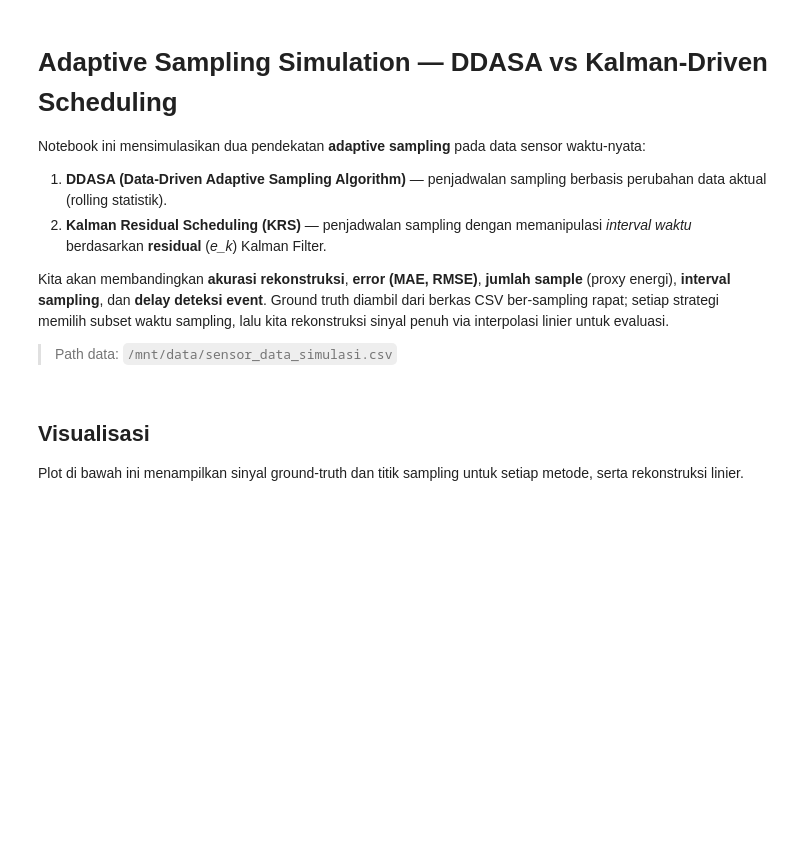
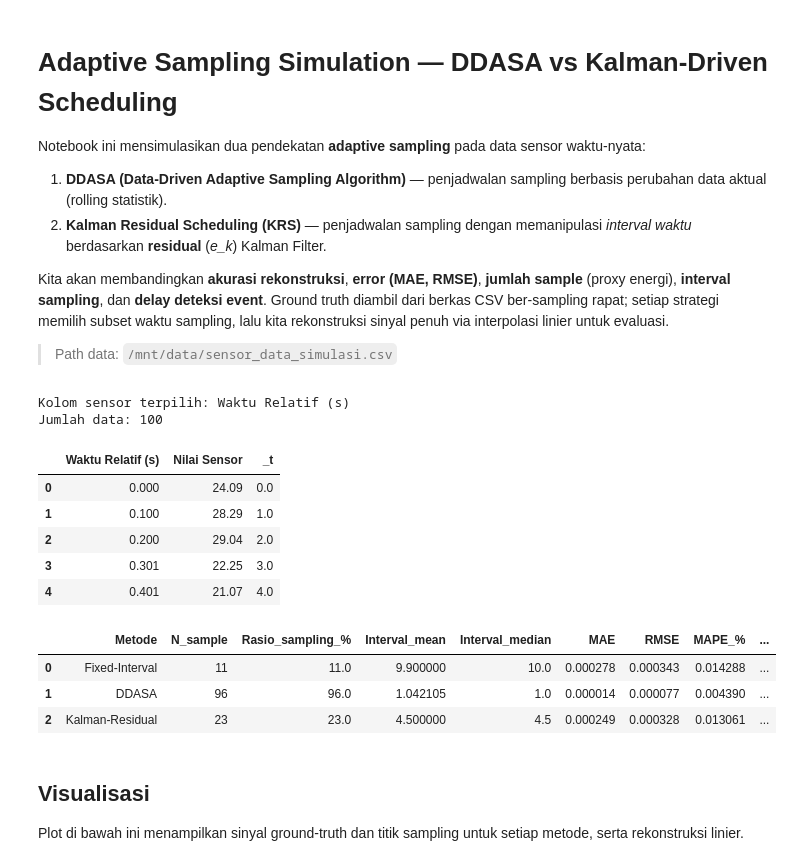
Before and after one commit to wangga03/Tugas-Akhir, a Jupyter notebook: Adaptive_Sampling_Simulation.ipynb, the cells around one changed output. Drawn from its saved outputs; the diff is of its cells as text; code cells hidden in the pictures; blank space fills up the shorter version.

```diff
--- a/Adaptive_Sampling_Simulation.ipynb
+++ b/Adaptive_Sampling_Simulation.ipynb
@@ -229,25 +229,34 @@ def fixed_interval_schedule(N: int, step: int) -> List[int]:
 # %%
 
 # --- Konfigurasi path data ---
-DATA_PATH = '/mnt/data/sensor_data_simulasi.csv'
+DATA_PATH = '/home/wgg/proyek-jupyter/Adaptive-Sampling/sensor_data_simulasi.csv'
 
 # Load
 df_raw = pd.read_csv(DATA_PATH)
 
 # Pastikan ada waktu
 df = ensure_time_axis(df_raw)
 
 # Pilih kolom sensor (numerik)
 sensor_col = pick_sensor_column(df)
 print("Kolom sensor terpilih:", sensor_col)
 
 # Ground truth arrays
 t = df['_t'].to_numpy(dtype=float)
 x = df[sensor_col].astype(float).to_numpy()
 
 N = len(x)
 print("Jumlah data:", N)
 df.head()
+# %% [output]
+Kolom sensor terpilih: Waktu Relatif (s)
+Jumlah data: 100
+|  | Waktu Relatif (s) | Nilai Sensor | _t |
+| 0 | 0.000 | 24.09 | 0.0 |
+| 1 | 0.100 | 28.29 | 1.0 |
+| 2 | 0.200 | 29.04 | 2.0 |
+| 3 | 0.301 | 22.25 | 3.0 |
+| 4 | 0.401 | 21.07 | 4.0 |
 # %%
 
 # ============================================================
@@ -332,6 +341,11 @@ summary = pd.DataFrame([
 ])
 
 summary
+# %% [output]
+|  | Metode | N_sample | Rasio_sampling_% | Interval_mean | Interval_median | MAE | RMSE | MAPE_% | ... |
+| 0 | Fixed-Interval | 11 | 11.0 | 9.900000 | 10.0 | 0.000278 | 0.000343 | 0.014288 | ... |
+| 1 | DDASA | 96 | 96.0 | 1.042105 | 1.0 | 0.000014 | 0.000077 | 0.004390 | ... |
+| 2 | Kalman-Residual | 23 | 23.0 | 4.500000 | 4.5 | 0.000249 | 0.000328 | 0.013061 | ... |
 # %% [markdown]
 
 ## Visualisasi
```
Also changed, not shown: parts of 5 cells of this notebook, 1 other file.
